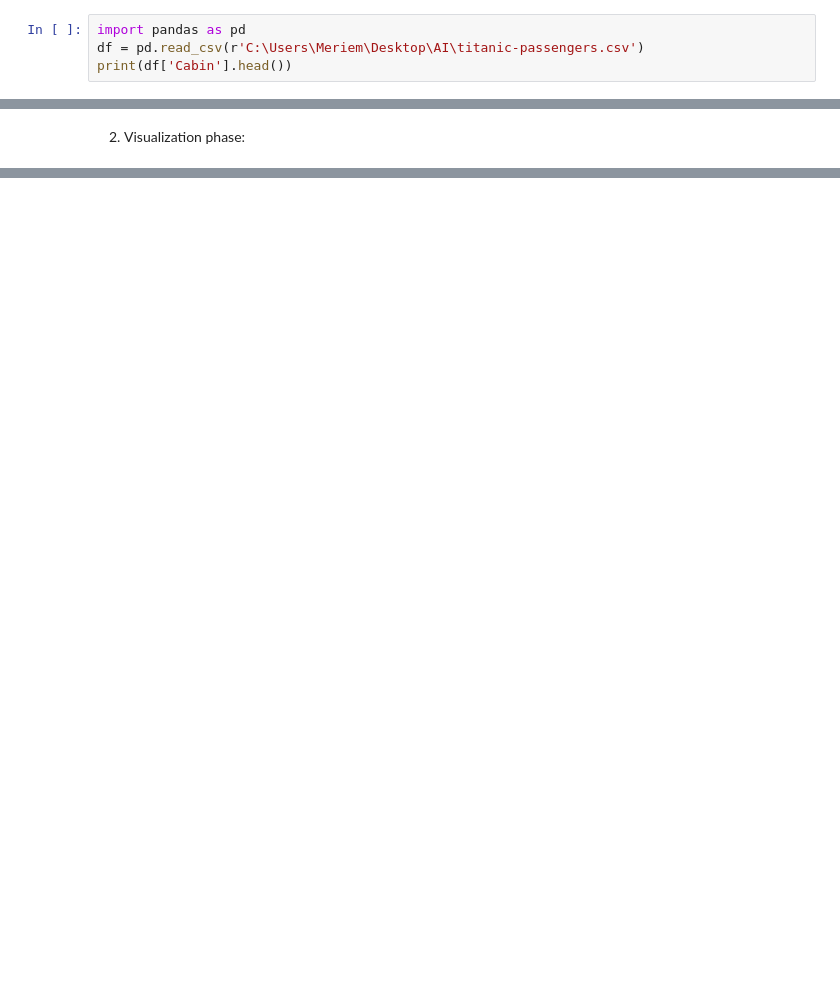
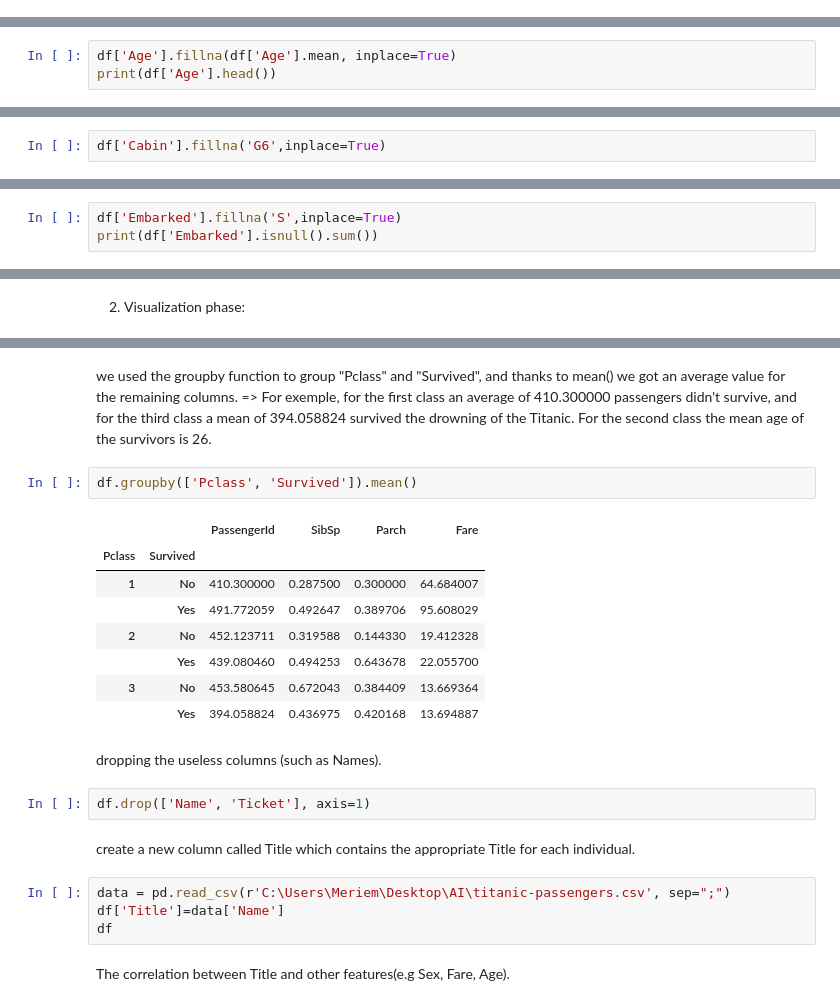
Before and after one commit to MariemGoumi/Python-intro, a Jupyter notebook: checkpoint3.ipynb, the cells around one changed output, grey strips where cells are left out. Saved outputs shown, nothing was run; the diff lists cells and outputs as text; blank space fills up the shorter version.

```diff
--- a/checkpoint3.ipynb
+++ b/checkpoint3.ipynb
@@ -47,4 +31,0 @@ df.isnull()
-# %%
-import pandas as pd
-df = pd.read_csv(r'C:\Users\Meriem\Desktop\AI\titanic-passengers.csv')
-print(df['Cabin'].head())
@@ -52,0 +85,3 @@ KeyError: 'Cabin'
+# %%
+df['Age'].fillna(df['Age'].mean, inplace=True)
+print(df['Age'].head())
@@ -52,0 +126,2 @@ KeyError: 'Cabin'
+# %%
+df['Cabin'].fillna('G6',inplace=True)
@@ -52,0 +151,3 @@ KeyError: 'Cabin'
+# %%
+df['Embarked'].fillna('S',inplace=True)
+print(df['Embarked'].isnull().sum())
@@ -54,0 +210,26 @@ KeyError: 'Cabin'
+# %% [markdown]
+we used the groupby function to group "Pclass" and "Survived", and thanks to mean() we got an average value for the remaining columns.
+=> For exemple, for the first class an average of 410.300000 passengers didn't survive, and for the third class a mean of 394.058824 survived the drowning of the Titanic. For the second class the mean age of the survivors is 26.
+# %%
+df.groupby(['Pclass', 'Survived']).mean()
+# %% [output]
+|  |  | PassengerId | SibSp | Parch | Fare |
+| Pclass | Survived |  |  |  |  |
+| 1 | No | 410.300000 | 0.287500 | 0.300000 | 64.684007 |
+|  | Yes | 491.772059 | 0.492647 | 0.389706 | 95.608029 |
+| 2 | No | 452.123711 | 0.319588 | 0.144330 | 19.412328 |
+|  | Yes | 439.080460 | 0.494253 | 0.643678 | 22.055700 |
+| 3 | No | 453.580645 | 0.672043 | 0.384409 | 13.669364 |
+|  | Yes | 394.058824 | 0.436975 | 0.420168 | 13.694887 |
+# %% [markdown]
+dropping the useless columns (such as Names).
+# %%
+df.drop(['Name', 'Ticket'], axis=1)
+# %% [markdown]
+create a new column called Title which contains the appropriate Title for each individual.
+# %%
+data = pd.read_csv(r'C:\Users\Meriem\Desktop\AI\titanic-passengers.csv', sep=";")
+df['Title']=data['Name']
+df
+# %% [markdown]
+The correlation between Title and other features(e.g Sex, Fare, Age).
```
Also changed, not shown: parts of 44 cells of this notebook.
